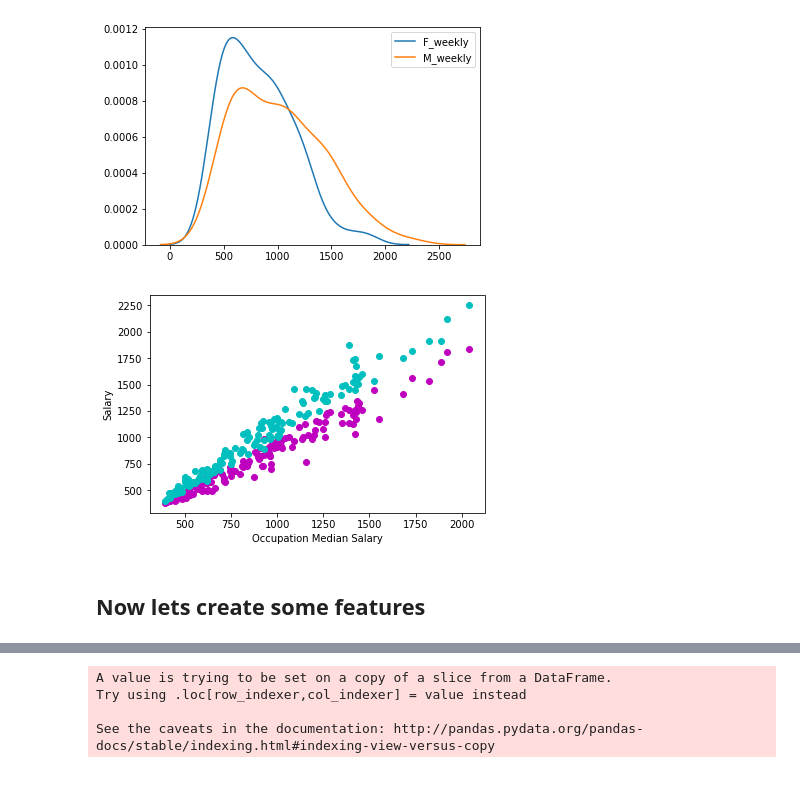
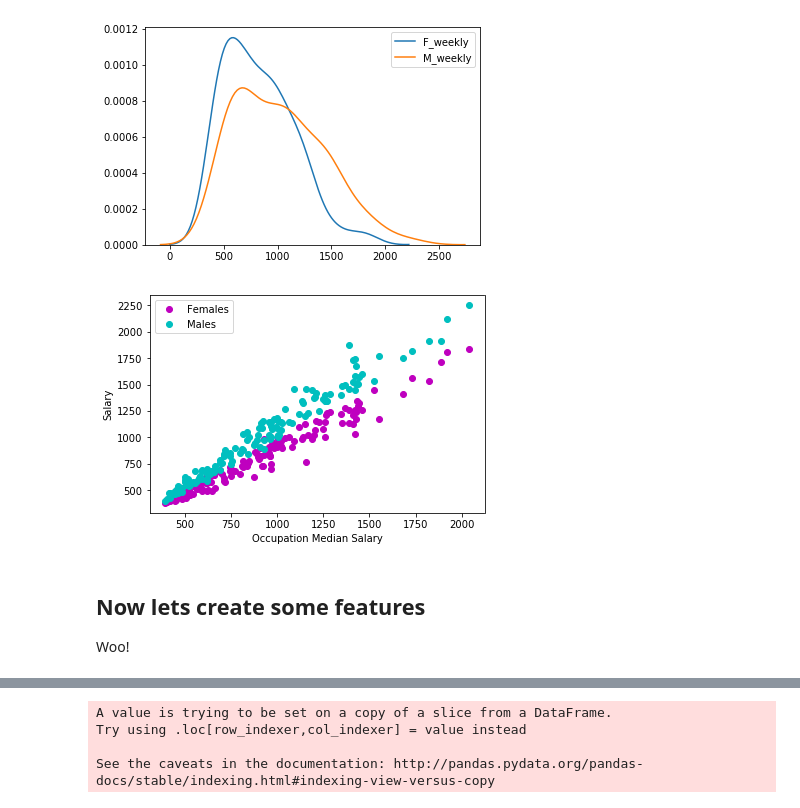
Before and after one commit to Schmidt8181/CapstoneProject, a Jupyter notebook: CapstoneProject.ipynb, the cells around one changed output, grey strips where cells are left out. Cells and saved outputs as stored; diff of their text form; code cells hidden in the pictures.

```diff
--- a/CapstoneProject.ipynb
+++ b/CapstoneProject.ipynb
@@ -178,11 +259,14 @@ plt.show()
 # %%
 # look at female wages vs male wages on a scatter plot
 plt.plot(cleanedgenderwage['All_weekly'], cleanedgenderwage['F_weekly'], 'o', color='m')
 plt.plot(cleanedgenderwage['All_weekly'], cleanedgenderwage['M_weekly'], 'o', color='c')
 plt.xlabel('Occupation Median Salary')
+plt.legend(['Females','Males'])
 plt.ylabel('Salary')
 plt.show()
 # %% [output]
-[figure, old version]
+[figure, new version]
 # %% [markdown]
 ## Now lets create some features
+
+Woo!
```
Also changed, not shown: parts of 24 cells of this notebook.
